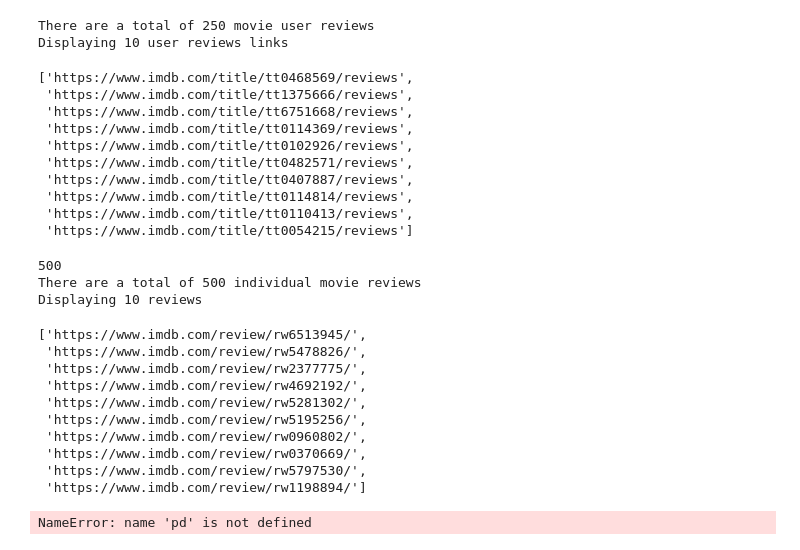
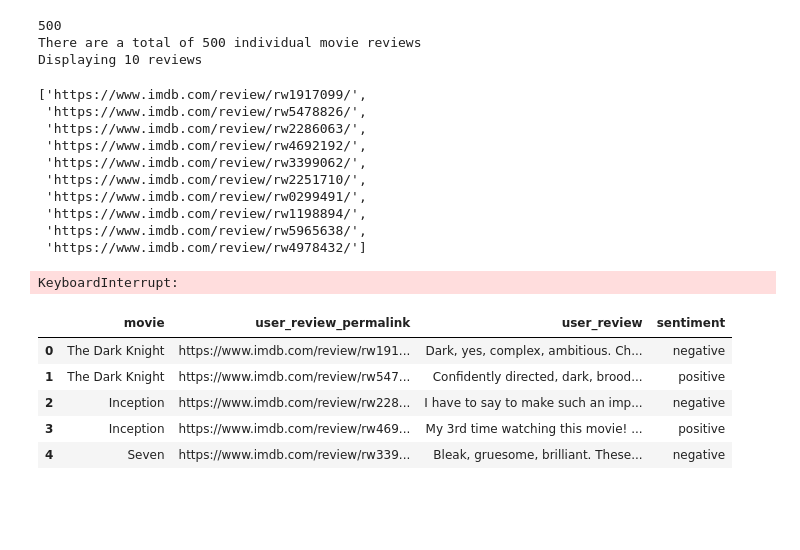
Before and after one commit to jh2048/movie_recommender, a Jupyter notebook: review_movie_recommender.ipynb, the cells around one changed output. Saved outputs shown, nothing was run; the diff lists cells and outputs as text; code cells hidden in the pictures; blank space fills up the shorter version.

```diff
--- a/review_movie_recommender.ipynb
+++ b/review_movie_recommender.ipynb
@@ -23,7 +69,7 @@ title_count = 250
 
 SEARCH_URL = f"https://www.imdb.com/search/title/?title_type=feature&user_rating={min_rating},{max_rating}&num_votes={n_votes},&genres={genres}&view=simple&sort=user_rating,desc&count={title_count}"
 # %%
-movies_soup = imdbutils.getSoup(SEARCH_URL)
+movies_soup = imdbUtils.getSoup(SEARCH_URL)
 # %%
 # find all a-tags with class:None
 movie_tags = movies_soup.find_all('a', attrs={'class': None})
@@ -70,31 +116,12 @@ Displaying 10 user reviews links
  'https://www.imdb.com/title/tt0114814/reviews',
  'https://www.imdb.com/title/tt0110413/reviews',
  'https://www.imdb.com/title/tt0054215/reviews']
-# %%
-base_url = "https://www.imdb.com"
-movie_links = [base_url + tag + 'reviews' for tag in movie_tags]
-print("There are a total of " + str(len(movie_links)) + " movie user reviews")
-print("Displaying 10 user reviews links")
-movie_links[:10]
-# %% [output]
-There are a total of 250 movie user reviews
-Displaying 10 user reviews links
-['https://www.imdb.com/title/tt0468569/reviews',
- 'https://www.imdb.com/title/tt1375666/reviews',
- 'https://www.imdb.com/title/tt6751668/reviews',
- 'https://www.imdb.com/title/tt0114369/reviews',
- 'https://www.imdb.com/title/tt0102926/reviews',
- 'https://www.imdb.com/title/tt0482571/reviews',
- 'https://www.imdb.com/title/tt0407887/reviews',
- 'https://www.imdb.com/title/tt0114814/reviews',
- 'https://www.imdb.com/title/tt0110413/reviews',
- 'https://www.imdb.com/title/tt0054215/reviews']
 # %%
 # get a list of soup objects
-movie_soups = [imdbutils.getSoup(link) for link in movie_links]
+movie_soups = [imdbUtils.getSoup(link) for link in movie_links]
 
 # get all 500 movie review links
-movie_review_list = [imdbutils.getReviews(movie_soup) for movie_soup in movie_soups]
+movie_review_list = [imdbUtils.getReviews(movie_soup) for movie_soup in movie_soups]
 
 movie_review_list = list(itertools.chain(*movie_review_list))
 print(len(movie_review_list))
@@ -106,28 +133,24 @@ movie_review_list[:10]
 500
 There are a total of 500 individual movie reviews
 Displaying 10 reviews
-['https://www.imdb.com/review/rw6513945/',
+['https://www.imdb.com/review/rw1917099/',
  'https://www.imdb.com/review/rw5478826/',
- 'https://www.imdb.com/review/rw2377775/',
+ 'https://www.imdb.com/review/rw2286063/',
  'https://www.imdb.com/review/rw4692192/',
- 'https://www.imdb.com/review/rw5281302/',
- 'https://www.imdb.com/review/rw5195256/',
- 'https://www.imdb.com/review/rw0960802/',
- 'https://www.imdb.com/review/rw0370669/',
- 'https://www.imdb.com/review/rw5797530/',
- 'https://www.imdb.com/review/rw1198894/']
+ 'https://www.imdb.com/review/rw3399062/',
+ 'https://www.imdb.com/review/rw2251710/',
+ 'https://www.imdb.com/review/rw0299491/',
+ 'https://www.imdb.com/review/rw1198894/',
+ 'https://www.imdb.com/review/rw5965638/',
+ 'https://www.imdb.com/review/rw4978432/']
 # %%
 # get review text from the review link
-review_texts = [imdbutils.getReviewText(url) for url in movie_review_list]
+review_texts = [imdbUtils.getReviewText(url) for url in movie_review_list]
 
 # get movie name from the review link
-movie_titles = [imdbutils.getMovieTitle(url) for url in movie_review_list]
+movie_titles = [imdbUtils.getMovieTitle(url) for url in movie_review_list]
 
 # label each review with negative or positive
 review_sentiment = np.array(['negative', 'positive'] * (len(movie_review_list)//2))
-
-# construct a dataframe
-df = pd.DataFrame({'movie': movie_titles, 'user_review_permalink': movie_review_list,
-             'user_review': review_texts, 'sentiment': review_sentiment})
 # %% [output]
-NameError: name 'pd' is not defined
+KeyboardInterrupt:
@@ -137,0 +161,9 @@ REVIEWS_DIR =
+# %%
+df.head()
+# %% [output]
+|  | movie | user_review_permalink | user_review | sentiment |
+| 0 | The Dark Knight | https://www.imdb.com/review/rw191... | Dark, yes, complex, ambitious. Ch... | negative |
+| 1 | The Dark Knight | https://www.imdb.com/review/rw547... | Confidently directed, dark, brood... | positive |
+| 2 | Inception | https://www.imdb.com/review/rw228... | I have to say to make such an imp... | negative |
+| 3 | Inception | https://www.imdb.com/review/rw469... | My 3rd time watching this movie! ... | positive |
+| 4 | Seven | https://www.imdb.com/review/rw339... | Bleak, gruesome, brilliant. These... | negative |
```
Also changed, not shown: parts of 12 cells of this notebook, 2 other files.
